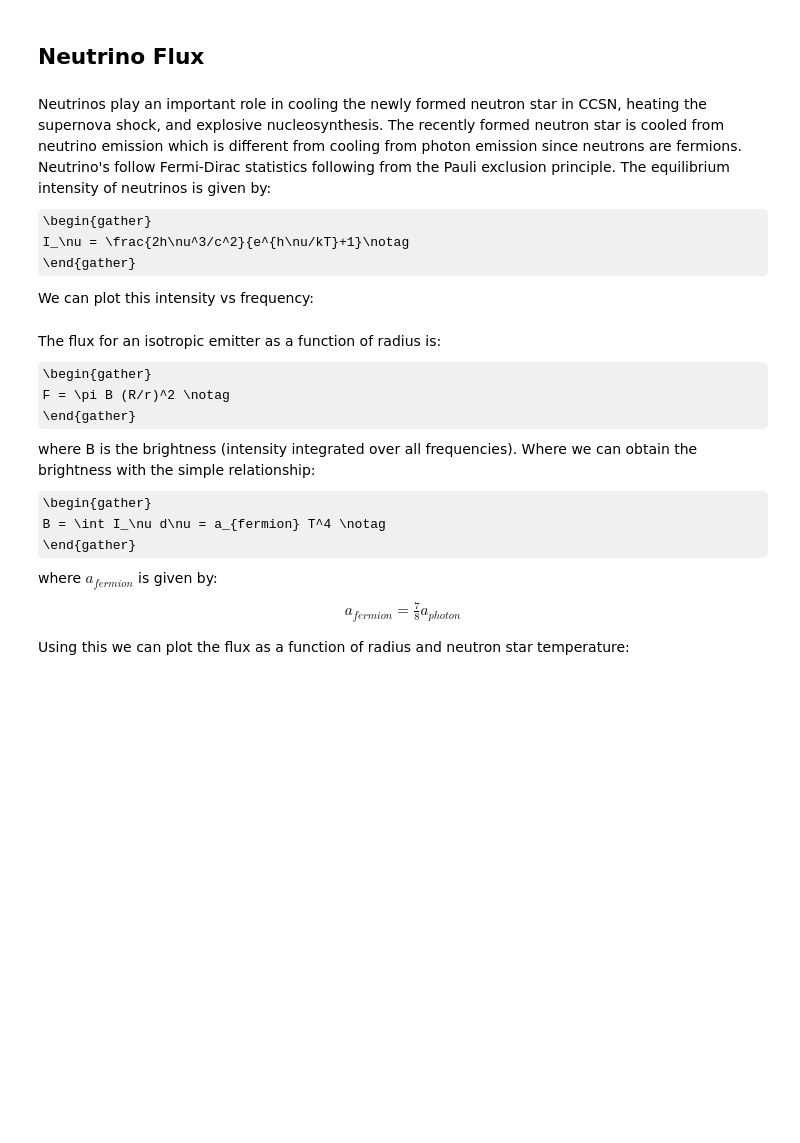
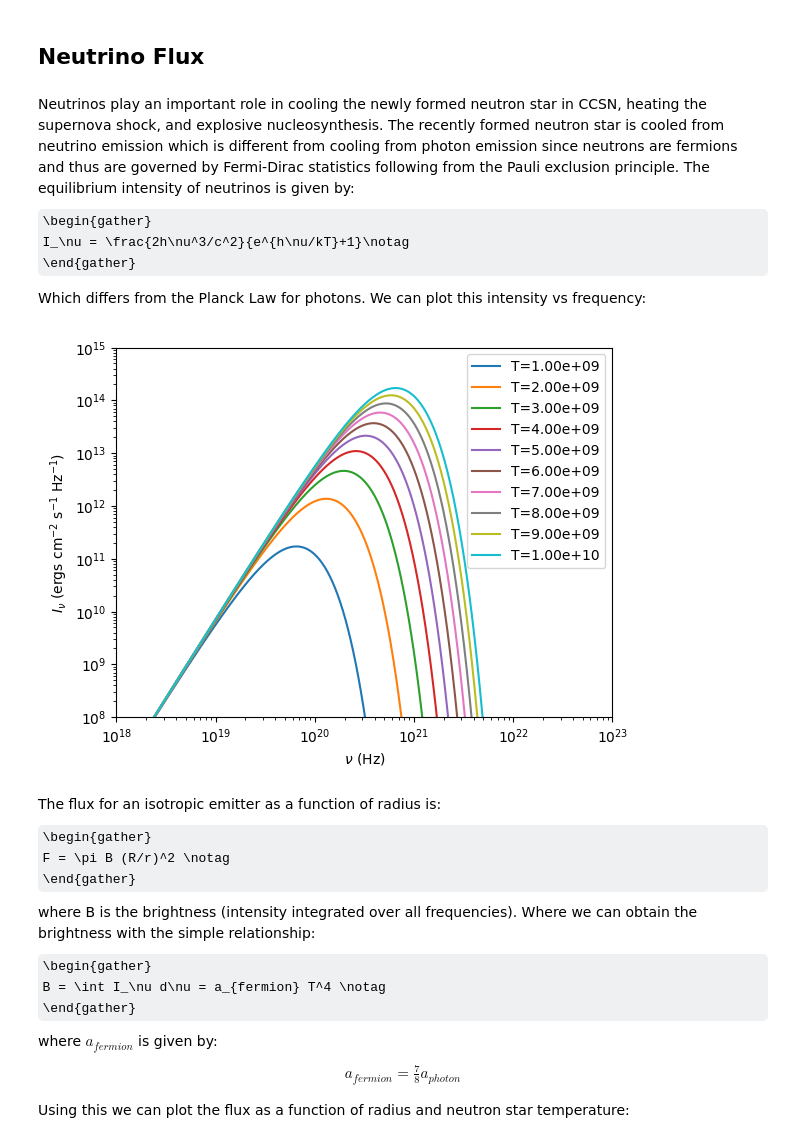
Before and after one commit to lucaswalls18/nu_fluxSN, a Jupyter notebook: nu_fluxSNII.ipynb, the cells around one changed output. Cells and saved outputs as stored; diff of their text form; code cells hidden in the pictures; some formulas as TeX source; blank space fills up the shorter version.

```diff
--- a/nu_fluxSNII.ipynb
+++ b/nu_fluxSNII.ipynb
@@ -8,12 +15,39 @@ First, we import the necessary libraries:
 # %% [markdown]
 ## Neutrino Flux
 # %% [markdown]
-Neutrinos play an important role in cooling the newly formed neutron star in CCSN, heating the supernova shock, and explosive nucleosynthesis. The recently formed neutron star is cooled from neutrino emission which is different from cooling from photon emission since neutrons are fermions. Neutrino's follow Fermi-Dirac statistics following from the Pauli exclusion principle. The equilibrium intensity of neutrinos is given by:
+Neutrinos play an important role in cooling the newly formed neutron star in CCSN, heating the supernova shock, and explosive nucleosynthesis. The recently formed neutron star is cooled from neutrino emission which is different from cooling from photon emission since neutrons are fermions and thus are governed by Fermi-Dirac statistics following from the Pauli exclusion principle. The equilibrium intensity of neutrinos is given by:
 \begin{gather}
 I_\nu = \frac{2h\nu^3/c^2}{e^{h\nu/kT}+1}\notag
 \end{gather}
 
-We can plot this intensity vs frequency:
+Which differs from the Planck Law for photons. We can plot this intensity vs frequency:
+# %%
+def I(h, k, c, nu, T):
+    return (2*h*nu**3/(c**2))/(np.exp(h*nu/(k*T))+1)
+
+nu = np.logspace(9,22,1000)
+
+isotherms = [1e9,2e9,3e9,4e9,5e9,6e9,7e9,8e9,9e9,1e10]
+
+#Fundamental constants - CGS
+h = 6.625e-27
+k = 1.38e-16
+c = 3e10
+
+#plot the spectrum
+fig, ax = plt.subplots()
+for T in isotherms:
+    ax.plot(nu, I(h,k,c,nu,T), label = f'T={T:.2e}')
+ax.set_xlabel(r'$\nu$ (Hz)')
+ax.set_ylabel(r'$I_\nu$ (ergs cm$^{-2}$ s$^{-1}$ Hz$^{-1}$)')
+ax.set_xscale('log')
+ax.set_yscale('log')
+ax.set_ylim([1e8,1e15])
+ax.set_xlim([1e18,1e23])
+ax.legend()
+plt.show()
+# %% [output]
+[figure, added]
 # %% [markdown]
 The flux for an isotropic emitter as a function of radius is:
 \begin{gather}
```
Also changed, not shown: parts of 16 cells of this notebook.
